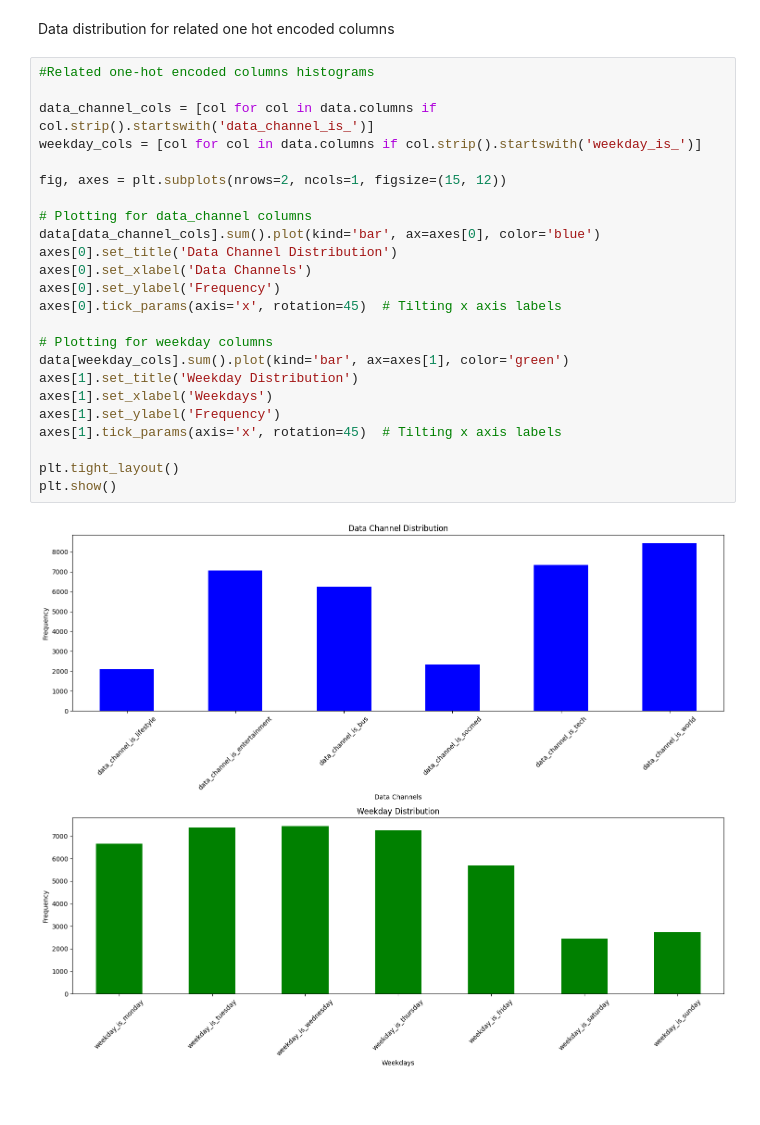
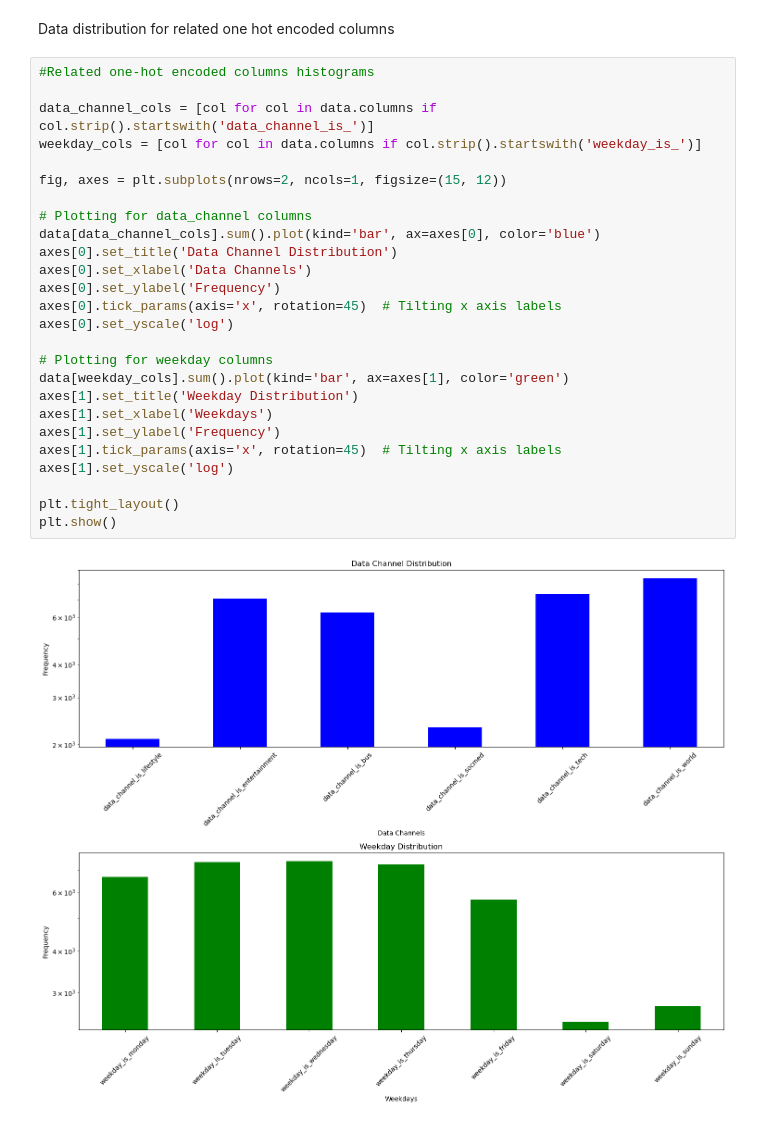
Before and after one commit to WeichenZhang89/ecs-171-ecs, a Jupyter notebook: ML_model.ipynb, the cells around one changed output. Cells and saved outputs as stored; diff of their text form.

Commit message:
remove the heatmap, and adjust the scale for graph

```diff
--- a/ML_model.ipynb
+++ b/ML_model.ipynb
@@ -170,26 +163,28 @@ Data distribution for related one hot encoded columns
 # %%
 #Related one-hot encoded columns histograms
 
 data_channel_cols = [col for col in data.columns if col.strip().startswith('data_channel_is_')]
 weekday_cols = [col for col in data.columns if col.strip().startswith('weekday_is_')]
 
 fig, axes = plt.subplots(nrows=2, ncols=1, figsize=(15, 12))
 
 # Plotting for data_channel columns
 data[data_channel_cols].sum().plot(kind='bar', ax=axes[0], color='blue')
 axes[0].set_title('Data Channel Distribution')
 axes[0].set_xlabel('Data Channels')
 axes[0].set_ylabel('Frequency')
 axes[0].tick_params(axis='x', rotation=45)  # Tilting x axis labels
+axes[0].set_yscale('log')
 
 # Plotting for weekday columns
 data[weekday_cols].sum().plot(kind='bar', ax=axes[1], color='green')
 axes[1].set_title('Weekday Distribution')
 axes[1].set_xlabel('Weekdays')
 axes[1].set_ylabel('Frequency')
 axes[1].tick_params(axis='x', rotation=45)  # Tilting x axis labels
+axes[1].set_yscale('log')
 
 plt.tight_layout()
 plt.show()
 # %% [output]
-[figure, old version]
+[figure, new version]
```
Also changed, not shown: parts of 3 cells of this notebook.
